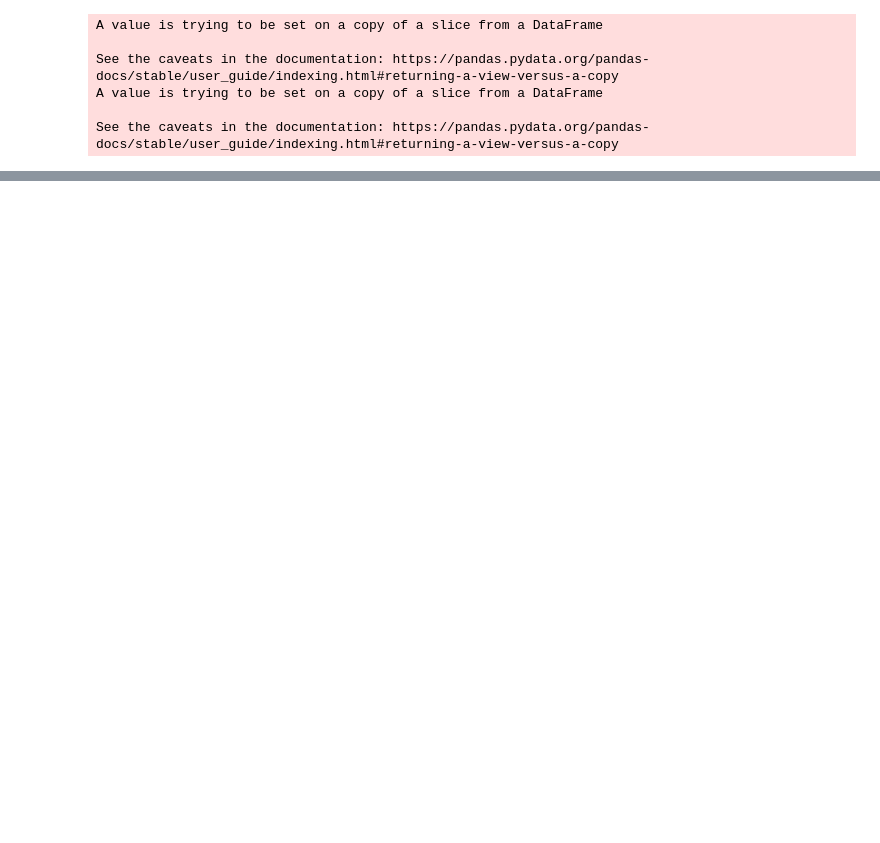
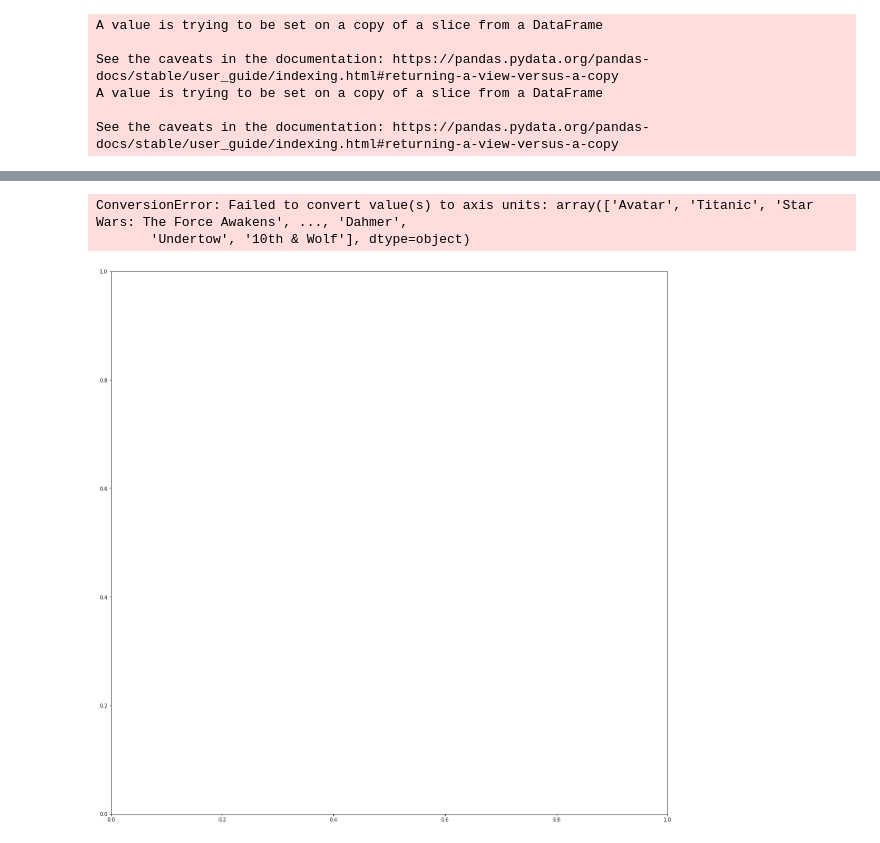
Before and after one commit to carlosiruiz/movie_market_analysis, a Jupyter notebook: Movies_Megadata.ipynb, the cells around one changed output, grey strips where cells are left out. Saved outputs shown, nothing was run; the diff lists cells and outputs as text; code cells hidden in the pictures; blank space fills up the shorter version.

```diff
--- a/Movies_Megadata.ipynb
+++ b/Movies_Megadata.ipynb
@@ -110,3 +113,27 @@ movie_md
+# %%
+def namefind(name,column):
+    """
+   namefind(name_to_find, column_name)
+
+    Namefind takes a name that you are trying to locate in the column specified dictionary and returns
+    the index of the dataframe that contains said name.
+
+
+    namefind('Comedy','genre')
+
+    index                                                                   1
+    id                                                                   8844
+    title                                                             Jumanji
+    genres                                    [{'id': 12, 'name': 'Adventure'},
+                                                 {'id': 14, 'name': 'Fantasy'},
+                                               {'id': 10751, 'name': 'Family'}]
+    """
+    loc_list=[]
+    for i in range(len(movie_md[column])):
+        for d in range(len(movie_md[column][i])):
+            if movie_md[column][i][d]['name']==name:
+                loc_list.append(i)
+    return(movie_md.loc[loc_list])
 # %%
 #Saving megadata to csv
 movie_md.to_csv('movie_megadata.csv',index=False)
@@ -112,0 +171,17 @@ movie_md.to_csv('movie_megadata.csv',index=False)
+# %%
+test=namefind('United States of America','production_countries')
+# %%
+pl.figure(figsize=(20,20))
+x=test[['budget','title']]
+y=x.index
+
+x2=test[['revenue','title']]
+y2=x2.index
+
+
+pl.plot(x,y)
+pl.plot(x2,y2)
+# %% [output]
+ConversionError: Failed to convert value(s) to axis units: array(['Avatar', 'Titanic', 'Star Wars: The Force Awakens', ..., 'Dahmer',
+       'Undertow', '10th & Wolf'], dtype=object)
+[figure, added]
```
Also changed, not shown: parts of 13 cells of this notebook, 3 other files.
